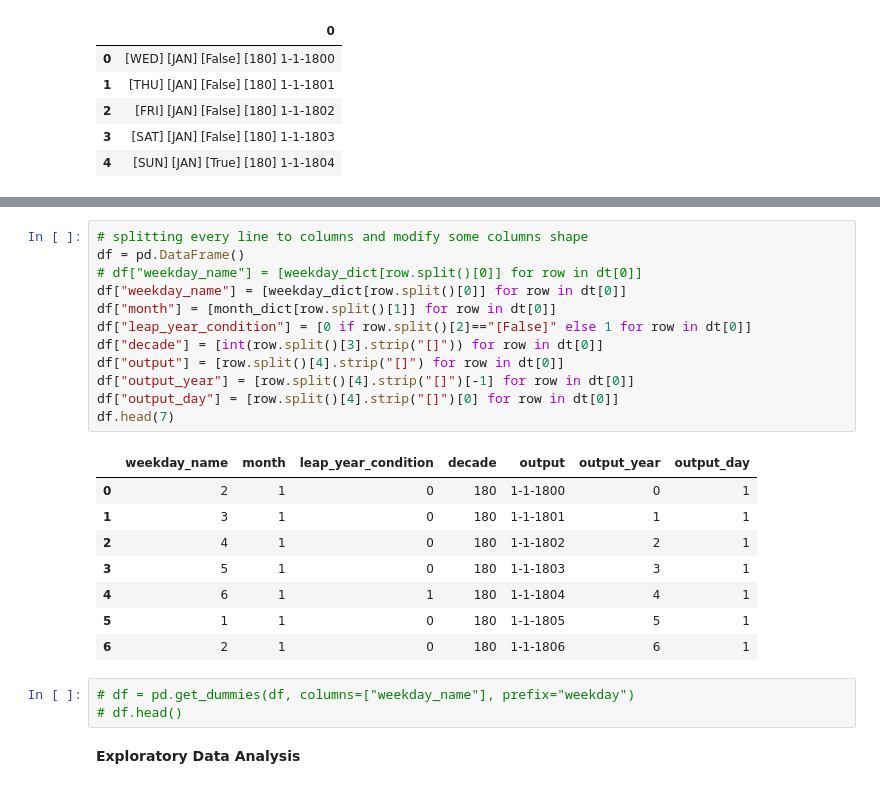
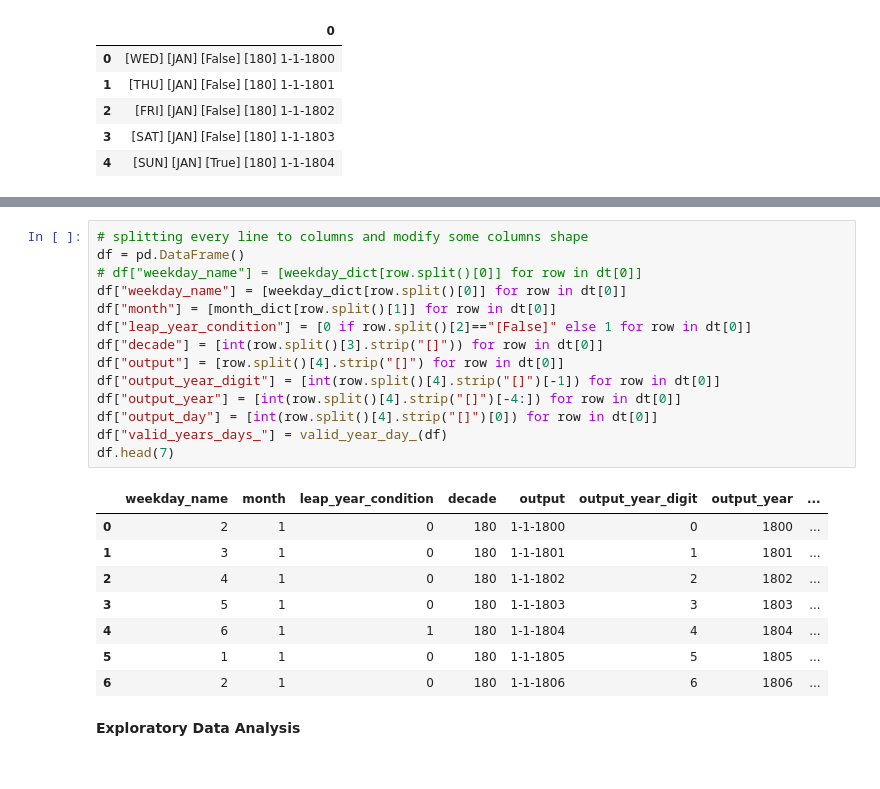
Before and after one commit to salama4ai/Proteinea, a Jupyter notebook: model/preprocessing.ipynb, the cells around one changed output, grey strips where cells are left out. Saved outputs shown, nothing was run; the diff lists cells and outputs as text.

```diff
--- a/model/preprocessing.ipynb
+++ b/model/preprocessing.ipynb
@@ -59,27 +84,26 @@ weekday_dict = {"[MON]": 0,
 # %%
 # splitting every line to columns and modify some columns shape
 df = pd.DataFrame()
 # df["weekday_name"] = [weekday_dict[row.split()[0]] for row in dt[0]]
 df["weekday_name"] = [weekday_dict[row.split()[0]] for row in dt[0]]
 df["month"] = [month_dict[row.split()[1]] for row in dt[0]]
 df["leap_year_condition"] = [0 if row.split()[2]=="[False]" else 1 for row in dt[0]]
 df["decade"] = [int(row.split()[3].strip("[]")) for row in dt[0]]
 df["output"] = [row.split()[4].strip("[]") for row in dt[0]]
-df["output_year"] = [row.split()[4].strip("[]")[-1] for row in dt[0]]
-df["output_day"] = [row.split()[4].strip("[]")[0] for row in dt[0]]
+df["output_year_digit"] = [int(row.split()[4].strip("[]")[-1]) for row in dt[0]]
+df["output_year"] = [int(row.split()[4].strip("[]")[-4:]) for row in dt[0]]
+df["output_day"] = [int(row.split()[4].strip("[]")[0]) for row in dt[0]]
+df["valid_years_days_"] = valid_year_day_(df)
 df.head(7)
 # %% [output]
-|  | weekday_name | month | leap_year_condition | decade | output | output_year | output_day |
-| 0 | 2 | 1 | 0 | 180 | 1-1-1800 | 0 | 1 |
-| 1 | 3 | 1 | 0 | 180 | 1-1-1801 | 1 | 1 |
-| 2 | 4 | 1 | 0 | 180 | 1-1-1802 | 2 | 1 |
-| 3 | 5 | 1 | 0 | 180 | 1-1-1803 | 3 | 1 |
-| 4 | 6 | 1 | 1 | 180 | 1-1-1804 | 4 | 1 |
-| 5 | 1 | 1 | 0 | 180 | 1-1-1805 | 5 | 1 |
-| 6 | 2 | 1 | 0 | 180 | 1-1-1806 | 6 | 1 |
+|  | weekday_name | month | leap_year_condition | decade | output | output_year_digit | output_year | ... |
+| 0 | 2 | 1 | 0 | 180 | 1-1-1800 | 0 | 1800 | ... |
+| 1 | 3 | 1 | 0 | 180 | 1-1-1801 | 1 | 1801 | ... |
+| 2 | 4 | 1 | 0 | 180 | 1-1-1802 | 2 | 1802 | ... |
+| 3 | 5 | 1 | 0 | 180 | 1-1-1803 | 3 | 1803 | ... |
+| 4 | 6 | 1 | 1 | 180 | 1-1-1804 | 4 | 1804 | ... |
+| 5 | 1 | 1 | 0 | 180 | 1-1-1805 | 5 | 1805 | ... |
+| 6 | 2 | 1 | 0 | 180 | 1-1-1806 | 6 | 1806 | ... |
-# %%
-# df = pd.get_dummies(df, columns=["weekday_name"], prefix="weekday")
-# df.head()
 # %% [markdown]
 **Exploratory Data Analysis**
 # %% [markdown]
```
Also changed, not shown: parts of 8 cells of this notebook, 15 other files.
